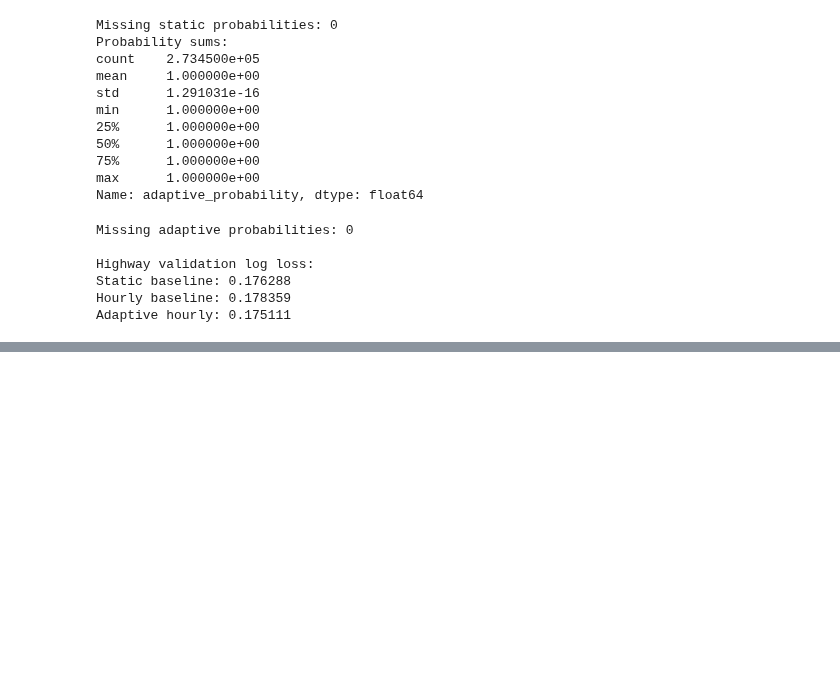
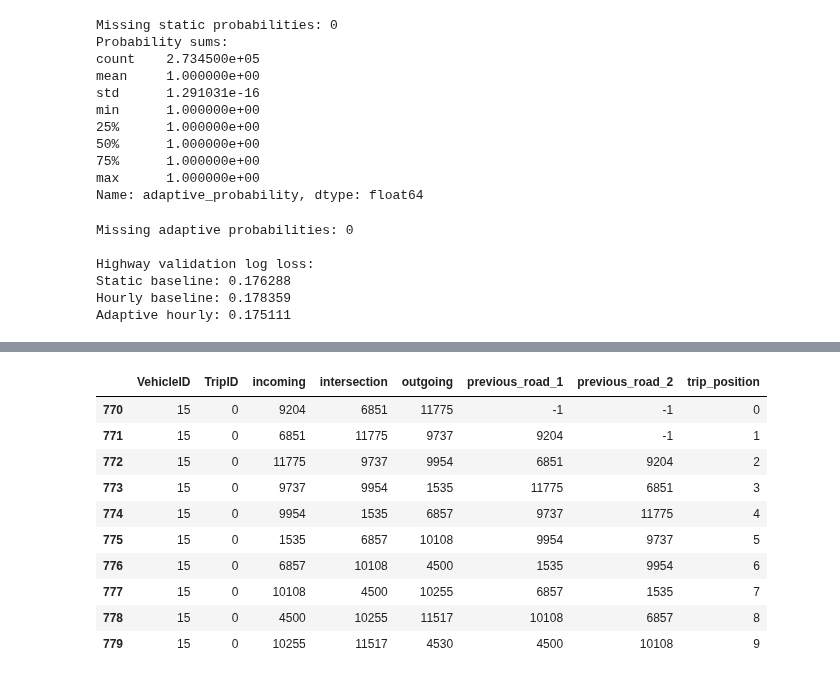
Before and after one commit to grigorashchenkoea/ev-traffic-charging-prediction, a Jupyter notebook: notebooks/01_data_exploration.ipynb, the cells around one changed output, grey strips where cells are left out. Drawn from its saved outputs; the diff is of its cells as text; code cells hidden in the pictures; blank space fills up the shorter version.

```diff
--- a/notebooks/01_data_exploration.ipynb
+++ b/notebooks/01_data_exploration.ipynb
@@ -4430,0 +7072,75 @@ Adaptive hourly: 0.175111
+# %%
+# Sort complete validation trajectories chronologically
+validation_trajectories = (
+    validation_movements[
+        [
+            "VehicleID",
+            "TripID",
+            "timestamp",
+            "incoming",
+            "intersection",
+            "outgoing"
+        ]
+    ]
+    .sort_values(
+        ["VehicleID", "TripID", "timestamp"],
+        kind="stable"
+    )
+    .copy()
+)
+
+# Group by vehicle and trip
+val_trip_groups = validation_trajectories.groupby(
+    ["VehicleID", "TripID"],
+    sort=False
+)
+
+# Generate history features
+validation_trajectories["previous_road_1"] = (
+    val_trip_groups["incoming"].shift(1)
+)
+
+validation_trajectories["previous_road_2"] = (
+    val_trip_groups["incoming"].shift(2)
+)
+
+validation_trajectories["trip_position"] = (
+    val_trip_groups.cumcount()
+)
+
+# Fill missing history at the beginning of trips
+validation_trajectories[
+    ["previous_road_1", "previous_road_2"]
+] = (
+    validation_trajectories[
+        ["previous_road_1", "previous_road_2"]
+    ]
+    .fillna(-1)
+    .astype("int32")
+)
+
+validation_trajectories["trip_position"] = (
+    validation_trajectories["trip_position"].astype("int32")
+)
+
+# Validate
+print("Validation movements:", len(validation_trajectories))
+
+print(
+    "Missing history values:",
+    validation_trajectories[history_columns].isna().sum().sum()
+)
+
+print("\nExample validation trajectory:")
+display(
+    validation_trajectories[
+        [
+            "VehicleID",
+            "TripID",
+            "incoming",
+            "intersection",
+            "outgoing"
+        ] + history_columns
+    ].head(10)
+)
+# %% [output]
@@ -4430,0 +7151,11 @@ Adaptive hourly: 0.175111
+|  | VehicleID | TripID | incoming | intersection | outgoing | previous_road_1 | previous_road_2 | trip_position |
+| 770 | 15 | 0 | 9204 | 6851 | 11775 | -1 | -1 | 0 |
+| 771 | 15 | 0 | 6851 | 11775 | 9737 | 9204 | -1 | 1 |
+| 772 | 15 | 0 | 11775 | 9737 | 9954 | 6851 | 9204 | 2 |
+| 773 | 15 | 0 | 9737 | 9954 | 1535 | 11775 | 6851 | 3 |
+| 774 | 15 | 0 | 9954 | 1535 | 6857 | 9737 | 11775 | 4 |
+| 775 | 15 | 0 | 1535 | 6857 | 10108 | 9954 | 9737 | 5 |
+| 776 | 15 | 0 | 6857 | 10108 | 4500 | 1535 | 9954 | 6 |
+| 777 | 15 | 0 | 10108 | 4500 | 10255 | 6857 | 1535 | 7 |
+| 778 | 15 | 0 | 4500 | 10255 | 11517 | 10108 | 6857 | 8 |
+| 779 | 15 | 0 | 10255 | 11517 | 4530 | 4500 | 10108 | 9 |
```
Also changed, not shown: parts of 97 cells of this notebook.
